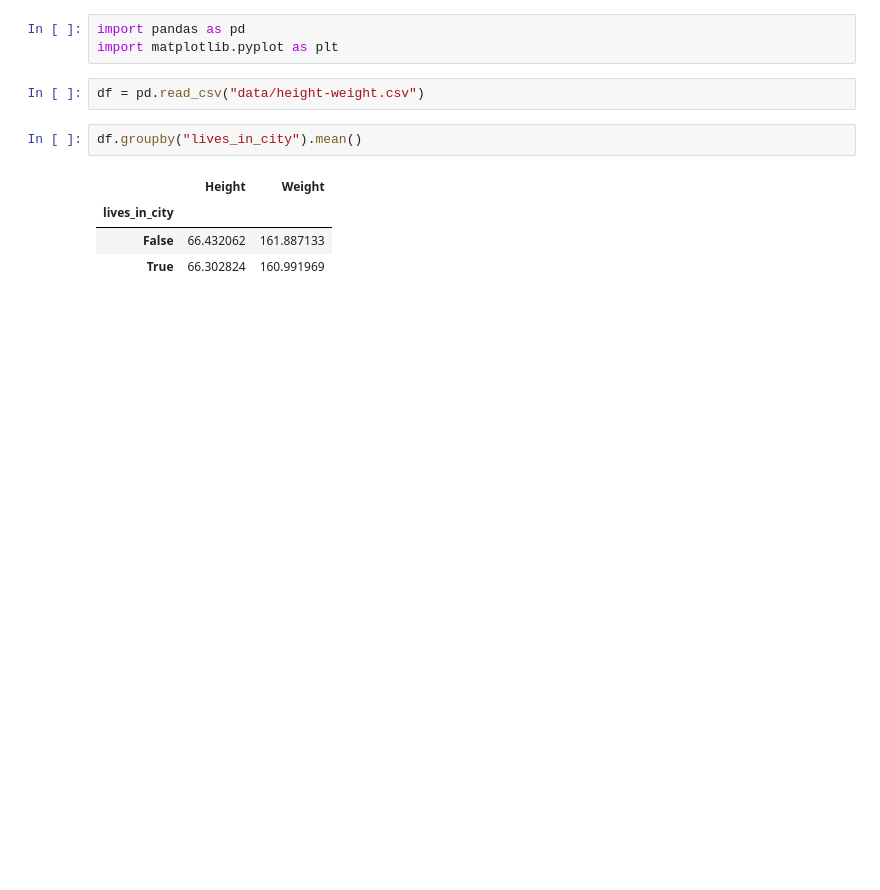
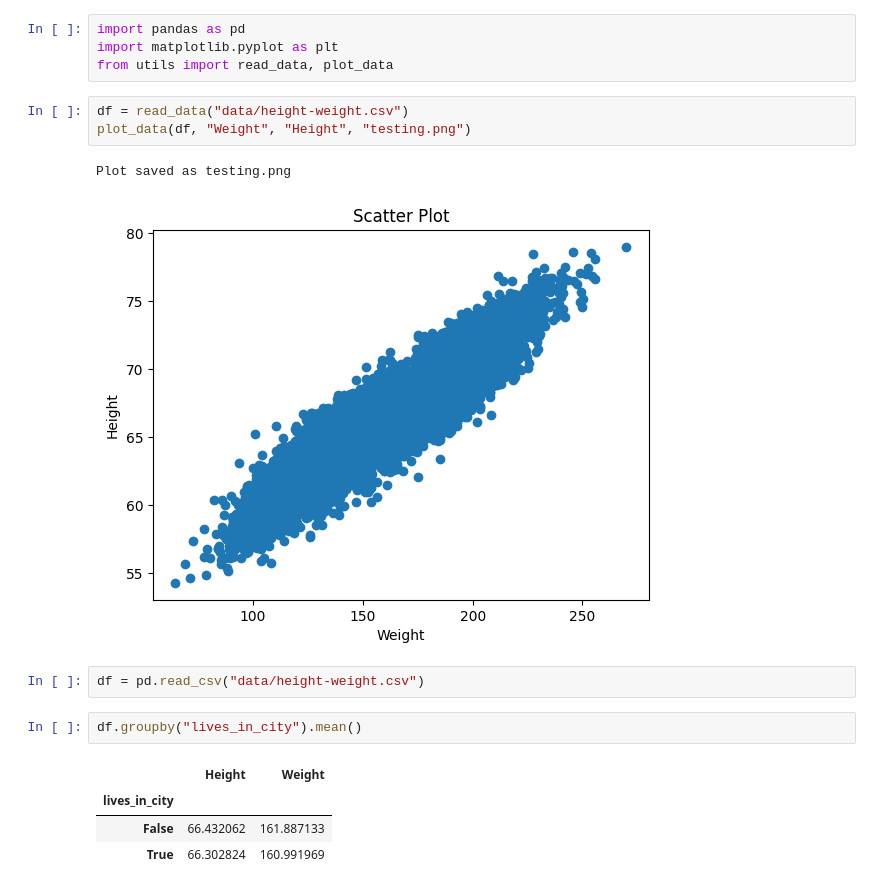
Before and after one commit to laurabpaulsen/Scientific-Computing-Workshop, a Jupyter notebook: modules/05_pandas_and_matplotlib/pandas_matplotlib_exercises.ipynb, the cells around one changed output. Saved outputs shown, nothing was run; the diff lists cells and outputs as text; blank space fills up the shorter version.

```diff
--- a/modules/05_pandas_and_matplotlib/pandas_matplotlib_exercises.ipynb
+++ b/modules/05_pandas_and_matplotlib/pandas_matplotlib_exercises.ipynb
@@ -1,6 +1,13 @@
 # %%
 import pandas as pd
 import matplotlib.pyplot as plt
+from utils import read_data, plot_data
+# %%
+df = read_data("data/height-weight.csv")
+plot_data(df, "Weight", "Height", "testing.png")
+# %% [output]
+Plot saved as testing.png
+[figure, added]
 # %%
 df = pd.read_csv("data/height-weight.csv")
 # %%
```
Also changed, not shown: parts of 1 cell of this notebook, 2 other files.
